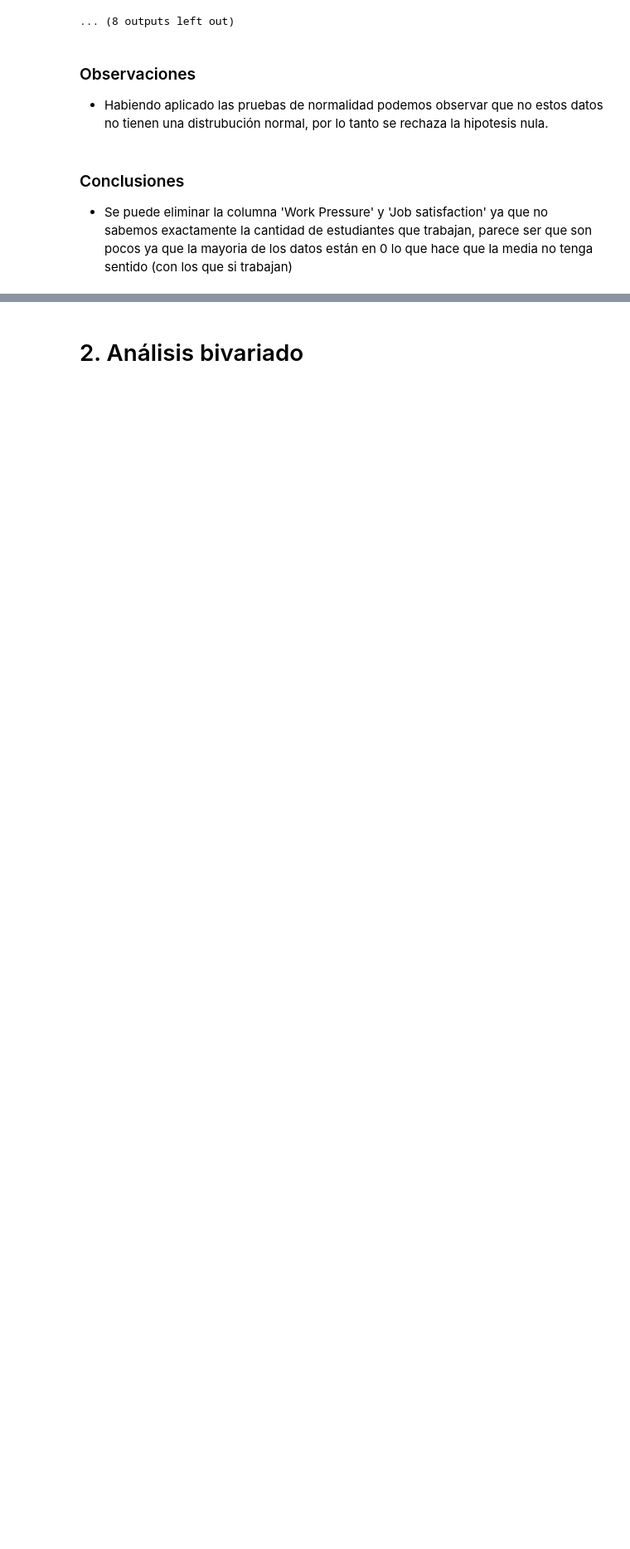
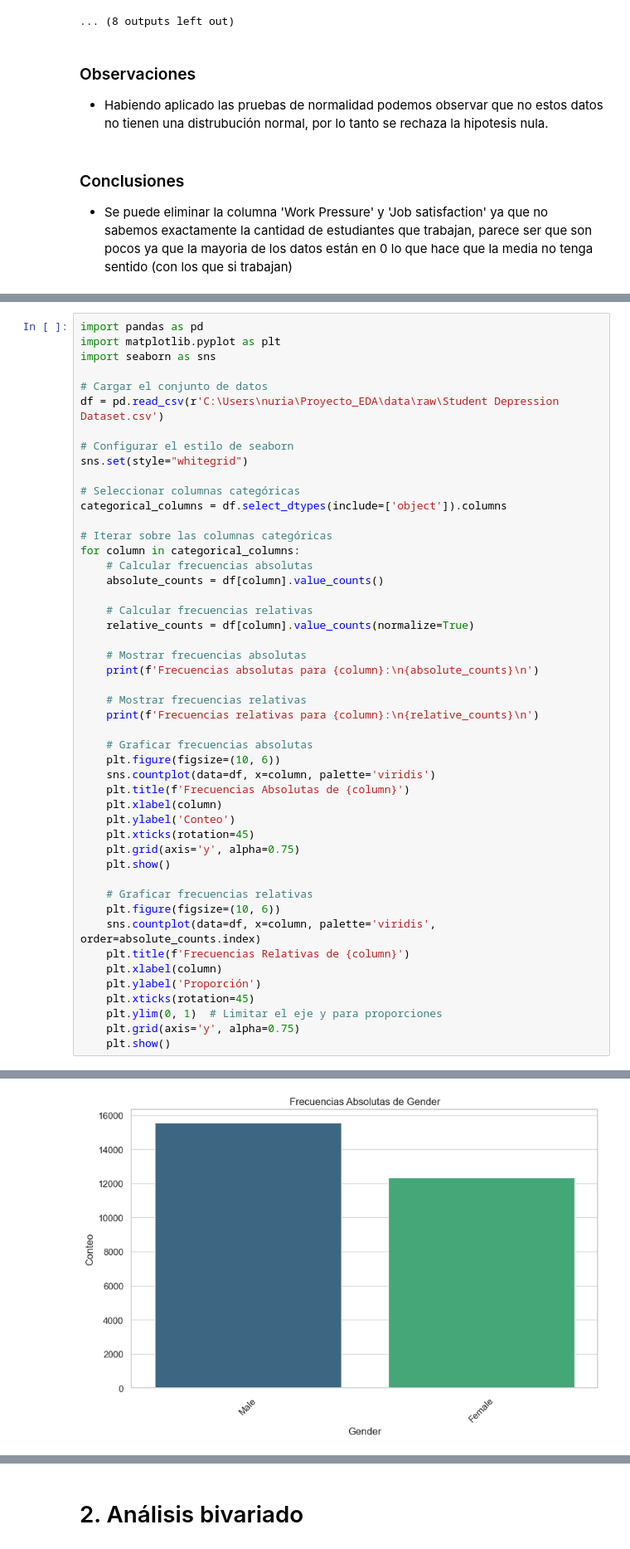
Before and after one commit to Nuria322/Student_Depression_Data_Analysis, a Jupyter notebook: notebooks/2_Analisis_exploratorio.ipynb, the cells around one changed output, grey strips where cells are left out. Shown at 83% size. Drawn from its saved outputs; the diff is of its cells as text; blank space fills up the shorter version.

```diff
--- a/notebooks/2_Analisis_exploratorio.ipynb
+++ b/notebooks/2_Analisis_exploratorio.ipynb
@@ -326,0 +329,49 @@ La muestra no parece provenir de una distribución normal (se rechaza H0) para S
+# %%
+import pandas as pd
+import matplotlib.pyplot as plt
+import seaborn as sns
+
+# Cargar el conjunto de datos
+df = pd.read_csv(r'C:\Users\nuria\Proyecto_EDA\data\raw\Student Depression Dataset.csv')
+
+# Configurar el estilo de seaborn
+sns.set(style="whitegrid")
+
+# Seleccionar columnas categóricas
+categorical_columns = df.select_dtypes(include=['object']).columns
+
+# Iterar sobre las columnas categóricas
+for column in categorical_columns:
+    # Calcular frecuencias absolutas
+    absolute_counts = df[column].value_counts()
+
+    # Calcular frecuencias relativas
+    relative_counts = df[column].value_counts(normalize=True)
+
+    # Mostrar frecuencias absolutas
+    print(f'Frecuencias absolutas para {column}:\n{absolute_counts}\n')
+
+    # Mostrar frecuencias relativas
+    print(f'Frecuencias relativas para {column}:\n{relative_counts}\n')
+
+    # Graficar frecuencias absolutas
+    plt.figure(figsize=(10, 6))
+    sns.countplot(data=df, x=column, palette='viridis')
+    plt.title(f'Frecuencias Absolutas de {column}')
+    plt.xlabel(column)
+    plt.ylabel('Conteo')
+    plt.xticks(rotation=45)
+    plt.grid(axis='y', alpha=0.75)
+    plt.show()
+
+    # Graficar frecuencias relativas
+    plt.figure(figsize=(10, 6))
+    sns.countplot(data=df, x=column, palette='viridis', order=absolute_counts.index)
+    plt.title(f'Frecuencias Relativas de {column}')
+    plt.xlabel(column)
+    plt.ylabel('Proporción')
+    plt.xticks(rotation=45)
+    plt.ylim(0, 1)  # Limitar el eje y para proporciones
+    plt.grid(axis='y', alpha=0.75)
+    plt.show()
+# %% [output]
@@ -326,0 +392 @@ La muestra no parece provenir de una distribución normal (se rechaza H0) para S
+[figure, added]
```
Also changed, not shown: parts of 8 cells of this notebook.
